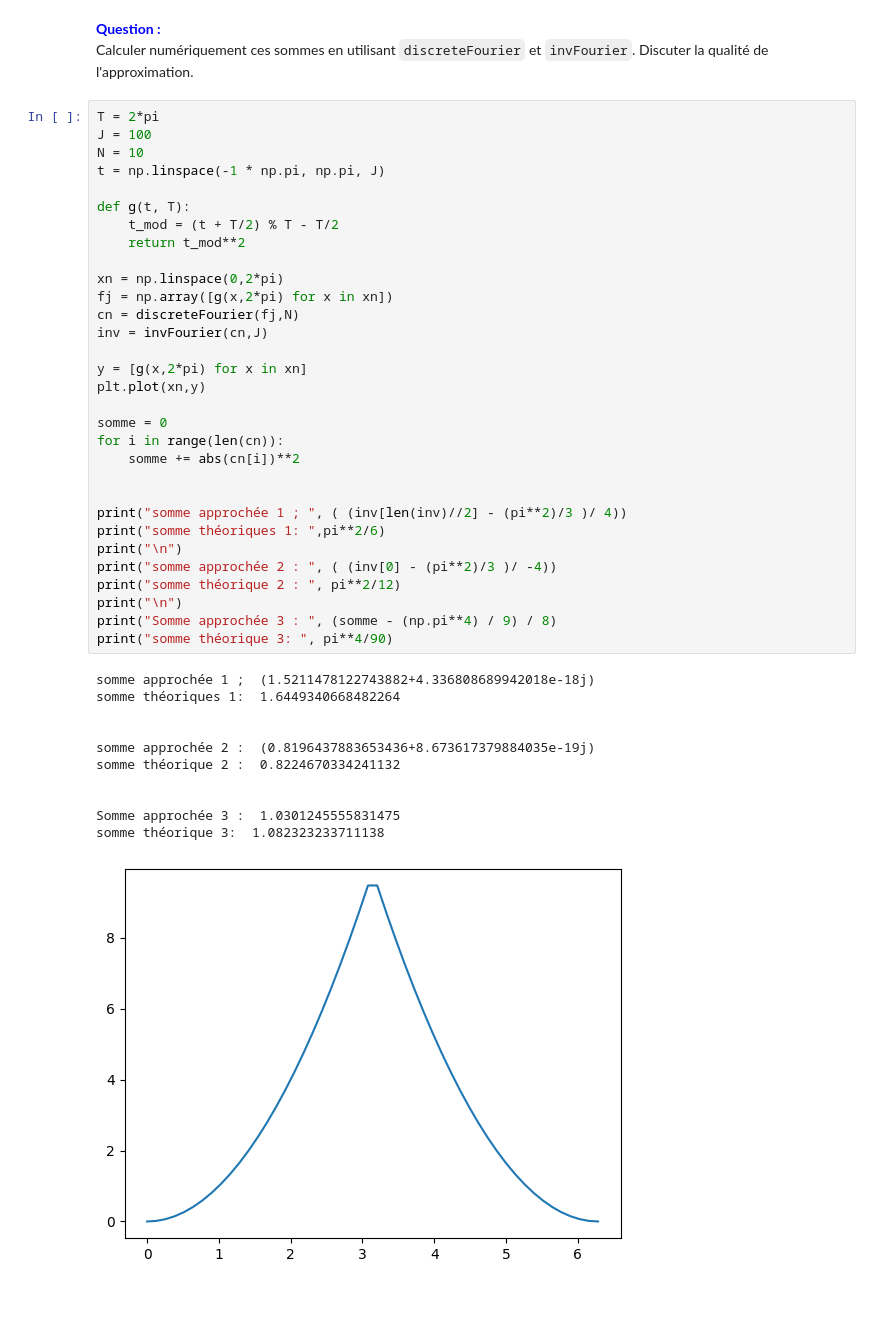
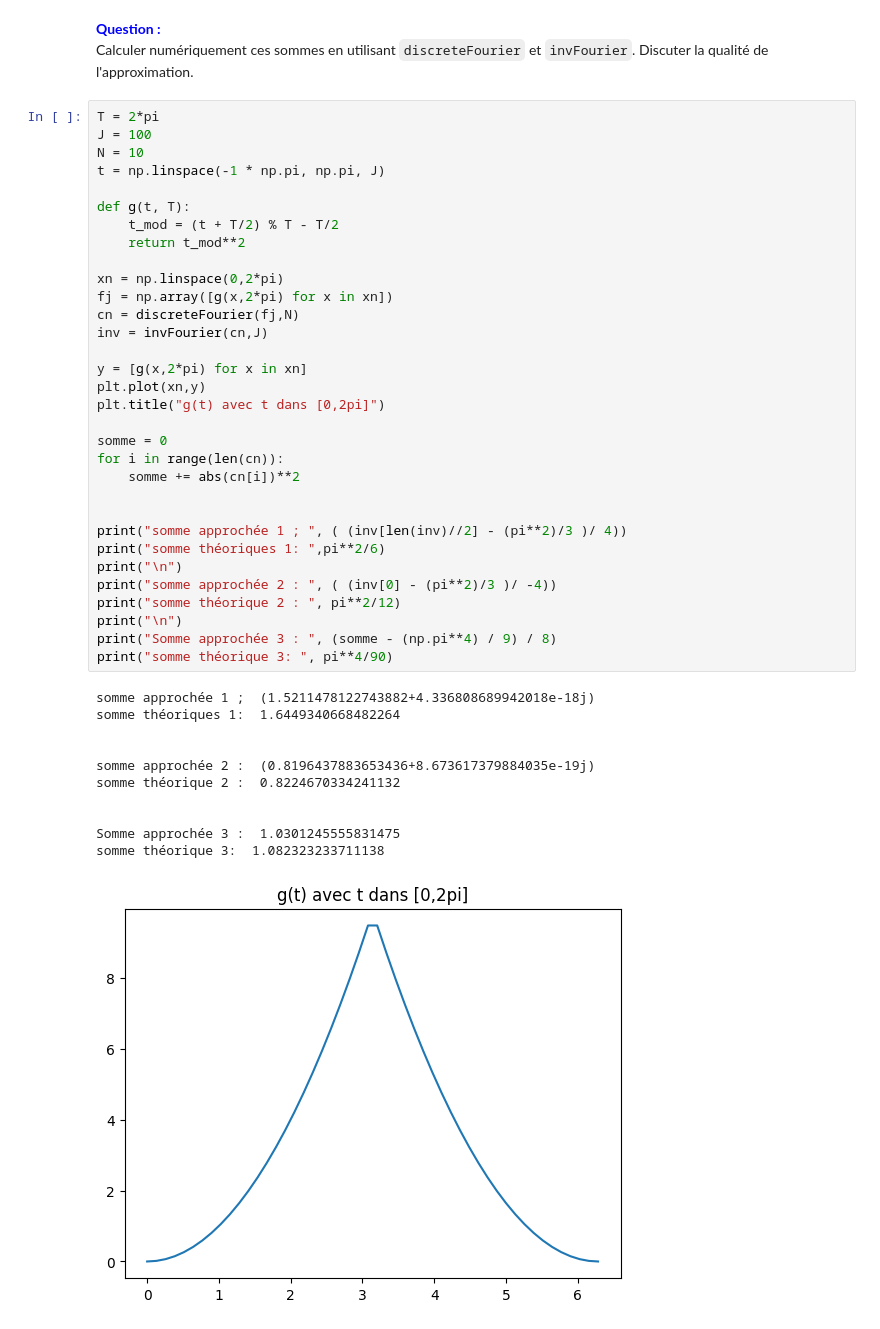
Before and after one commit to IvanSalle/TP_Fourier, a Jupyter notebook: TPFourier2024.ipynb, the cells around one changed output. Saved outputs shown, nothing was run; the diff lists cells and outputs as text; blank space fills up the shorter version.

Commit message:
noms graphiques

```diff
--- a/TPFourier2024.ipynb
+++ b/TPFourier2024.ipynb
@@ -742,31 +736,32 @@ fj = np.array([g(x,2*pi) for x in xn])
 cn = discreteFourier(fj,N)
 inv = invFourier(cn,J)
 
 y = [g(x,2*pi) for x in xn]
 plt.plot(xn,y)
+plt.title("g(t) avec t dans [0,2pi]")
 
 somme = 0
 for i in range(len(cn)):
     somme += abs(cn[i])**2
 
 
 print("somme approchée 1 ; ", ( (inv[len(inv)//2] - (pi**2)/3 )/ 4))
 print("somme théoriques 1: ",pi**2/6)
 print("\n")
 print("somme approchée 2 : ", ( (inv[0] - (pi**2)/3 )/ -4))
 print("somme théorique 2 : ", pi**2/12)
 print("\n")
 print("Somme approchée 3 : ", (somme - (np.pi**4) / 9) / 8)
 print("somme théorique 3: ", pi**4/90)
 # %% [output]
 somme approchée 1 ;  (1.5211478122743882+4.336808689942018e-18j)
 somme théoriques 1:  1.6449340668482264
 
 
 somme approchée 2 :  (0.8196437883653436+8.673617379884035e-19j)
 somme théorique 2 :  0.8224670334241132
 
 
 Somme approchée 3 :  1.0301245555831475
 somme théorique 3:  1.082323233711138
-[figure, old version]
+[figure, new version]
```
Also changed, not shown: parts of 3 cells of this notebook.
